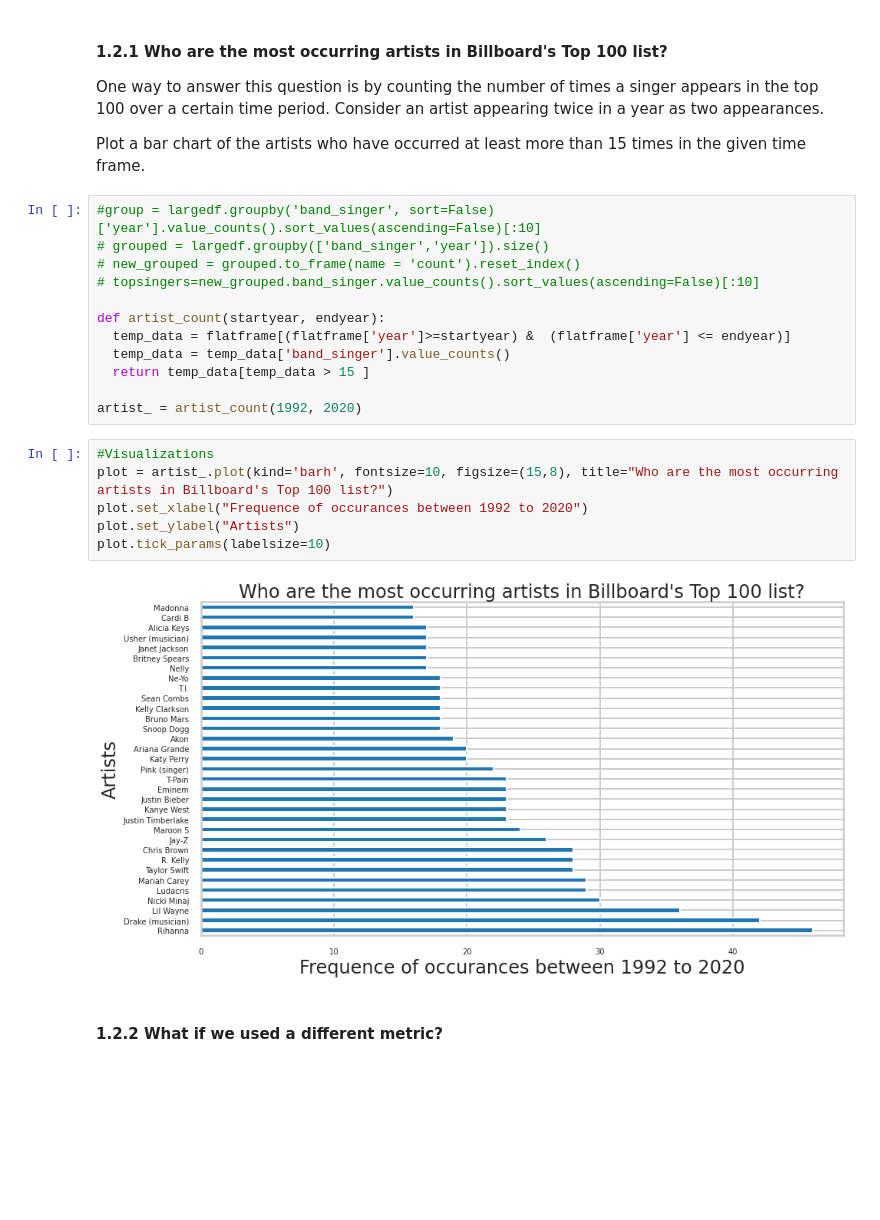
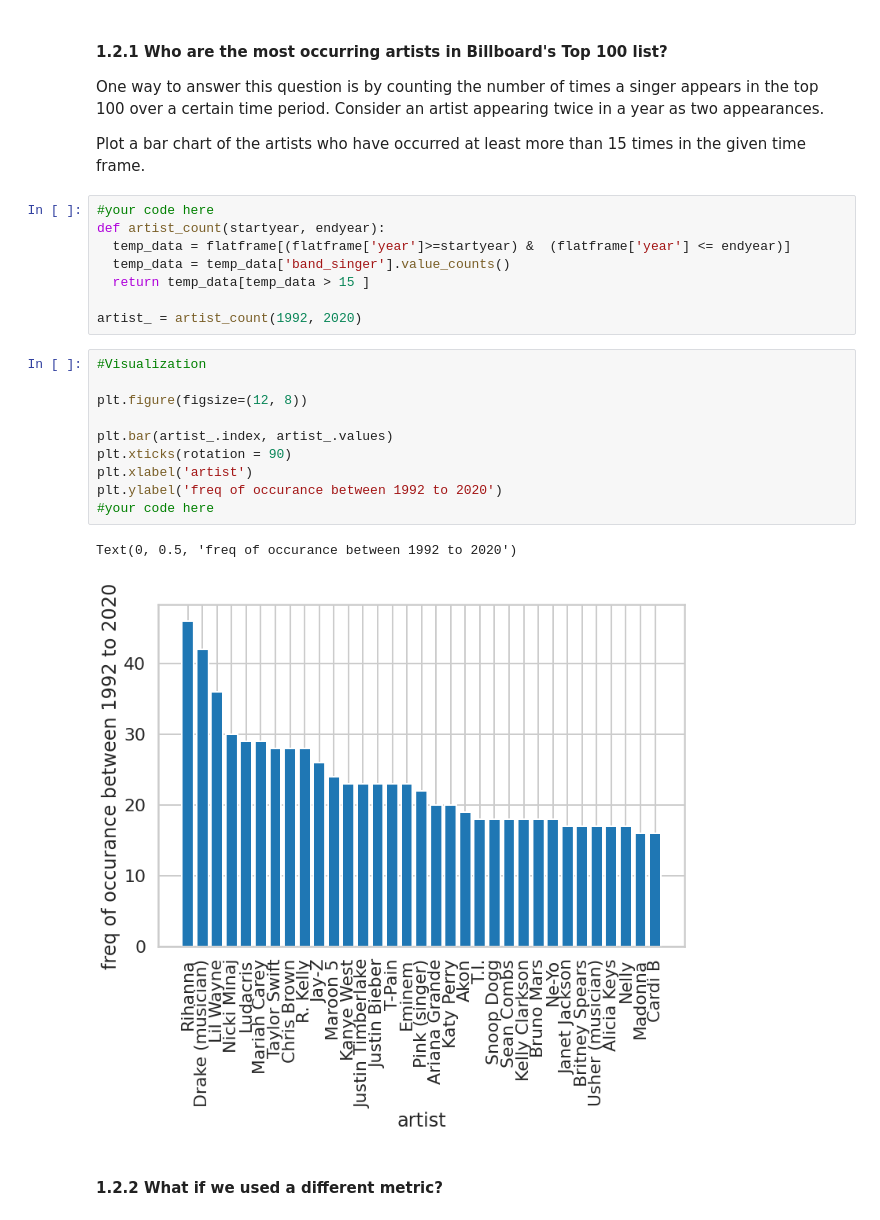
Before and after one commit to azizamirsaidova/homework_2, a Jupyter notebook: distribute_HW2.ipynb, the cells around one changed output. Saved outputs shown, nothing was run; the diff lists cells and outputs as text; blank space fills up the shorter version.

```diff
--- a/distribute_HW2.ipynb
+++ b/distribute_HW2.ipynb
@@ -352,25 +337,26 @@ One way to answer this question is by counting the number of times a singer appe
 
 Plot a bar chart of the artists who have occurred at least more than 15 times in the given time frame.
 # %%
-#group = largedf.groupby('band_singer', sort=False)['year'].value_counts().sort_values(ascending=False)[:10]
-# grouped = largedf.groupby(['band_singer','year']).size()
-# new_grouped = grouped.to_frame(name = 'count').reset_index()
-# topsingers=new_grouped.band_singer.value_counts().sort_values(ascending=False)[:10]
-
+#your code here
 def artist_count(startyear, endyear):
   temp_data = flatframe[(flatframe['year']>=startyear) &  (flatframe['year'] <= endyear)]
   temp_data = temp_data['band_singer'].value_counts()
   return temp_data[temp_data > 15 ]
 
 artist_ = artist_count(1992, 2020)
-# %%
-#Visualizations
-plot = artist_.plot(kind='barh', fontsize=10, figsize=(15,8), title="Who are the most occurring artists in Billboard's Top 100 list?")
-plot.set_xlabel("Frequence of occurances between 1992 to 2020")
-plot.set_ylabel("Artists")
-plot.tick_params(labelsize=10)
-# %% [output]
-[figure, removed]
+# %%
+#Visualization
+
+plt.figure(figsize=(12, 8))
+
+plt.bar(artist_.index, artist_.values)
+plt.xticks(rotation = 90)
+plt.xlabel('artist')
+plt.ylabel('freq of occurance between 1992 to 2020')
+#your code here
+# %% [output]
+Text(0, 0.5, 'freq of occurance between 1992 to 2020')
+[figure, added]
 # %% [markdown]
 #### 1.2.2 What if we used a different metric?
 # %% [markdown]
```
Also changed, not shown: parts of 38 cells of this notebook.
